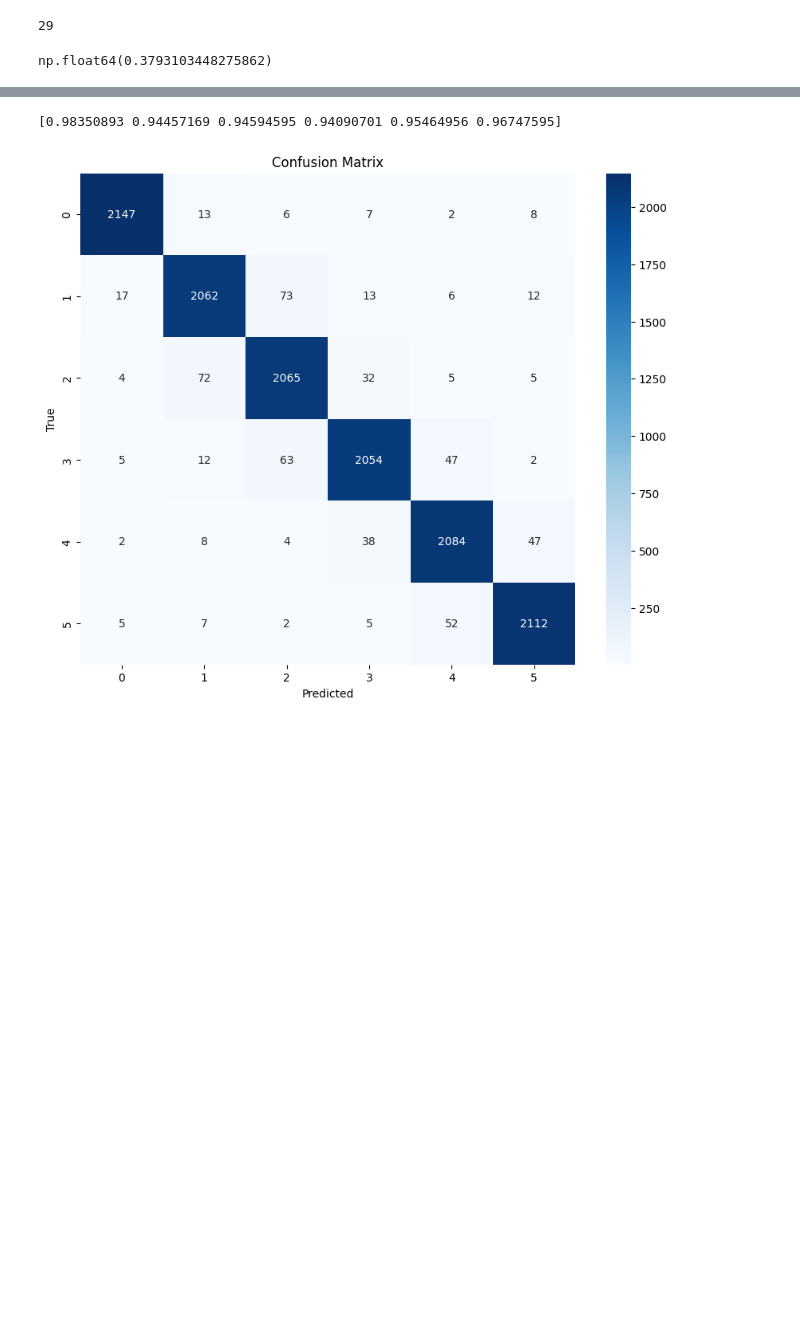
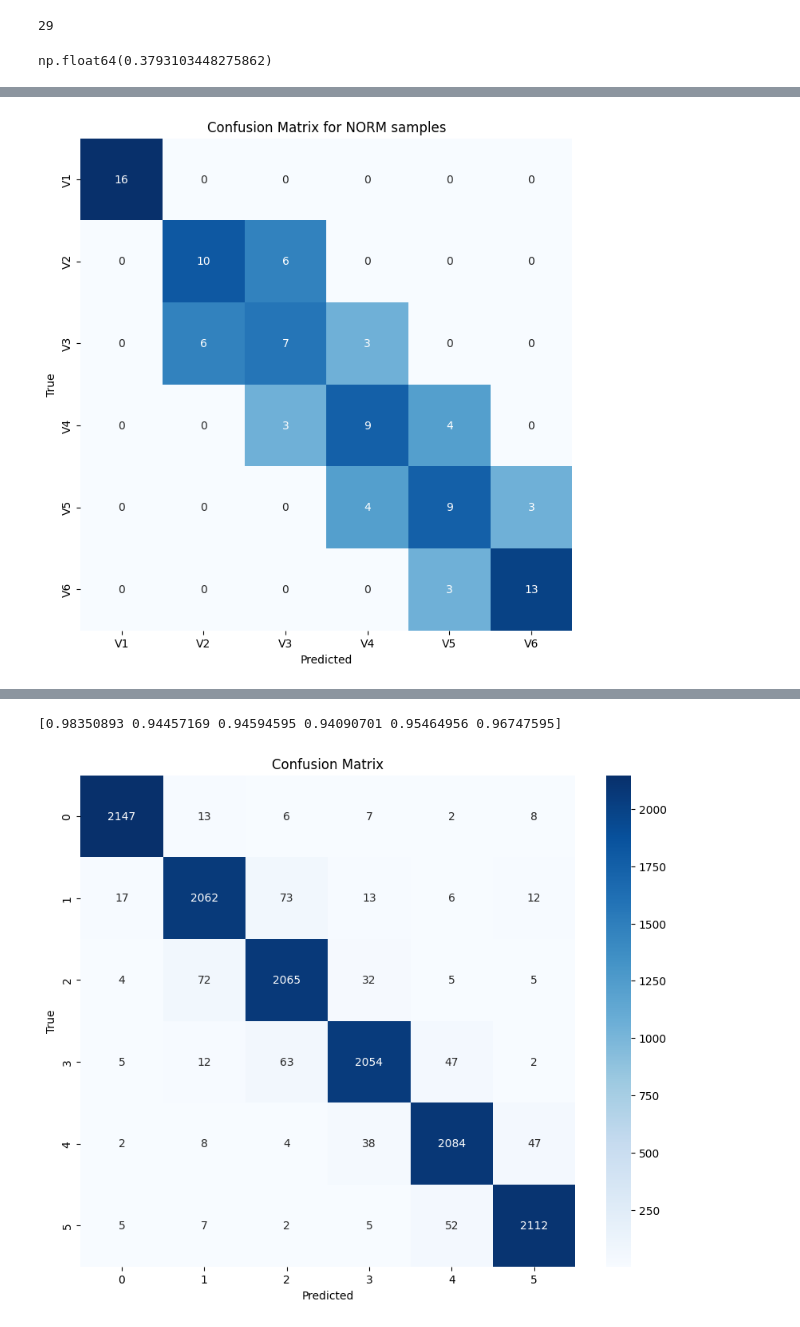
Before and after one commit to Nateml/bachelors_thesis, a Jupyter notebook: notebooks/exploratory/model_analysis.ipynb, the cells around one changed output, grey strips where cells are left out. Saved outputs shown, nothing was run; the diff lists cells and outputs as text; code cells hidden in the pictures; blank space fills up the shorter version.

```diff
--- a/notebooks/exploratory/model_analysis.ipynb
+++ b/notebooks/exploratory/model_analysis.ipynb
@@ -662,0 +703,18 @@ Name: 483, dtype: object
+# %%
+# I want to check which types of errors are made the most.
+# I can do this by checking the difference between the predicted and target labels
+# and counting the number of times each type of error is made.
+
+cm = confusion_matrix(hungarian_preds[wrong_norm_idx], targets.cpu().numpy()[wrong_norm_idx])
+cm_log = np.log(cm + 1)
+
+# Plot the confusion matrix
+plt.figure(figsize=(10, 8))
+sns.heatmap(cm_log, annot=cm, fmt="d", cmap="Blues", cbar=False, square=True,
+            xticklabels=PRECORDIAL_LEAD_NAMES, yticklabels=PRECORDIAL_LEAD_NAMES)
+plt.title("Confusion Matrix for NORM samples")
+plt.xlabel("Predicted")
+plt.ylabel("True")
+plt.show()
+# %% [output]
+[figure, added]
```
Also changed, not shown: parts of 18 cells of this notebook, 9 other files.
